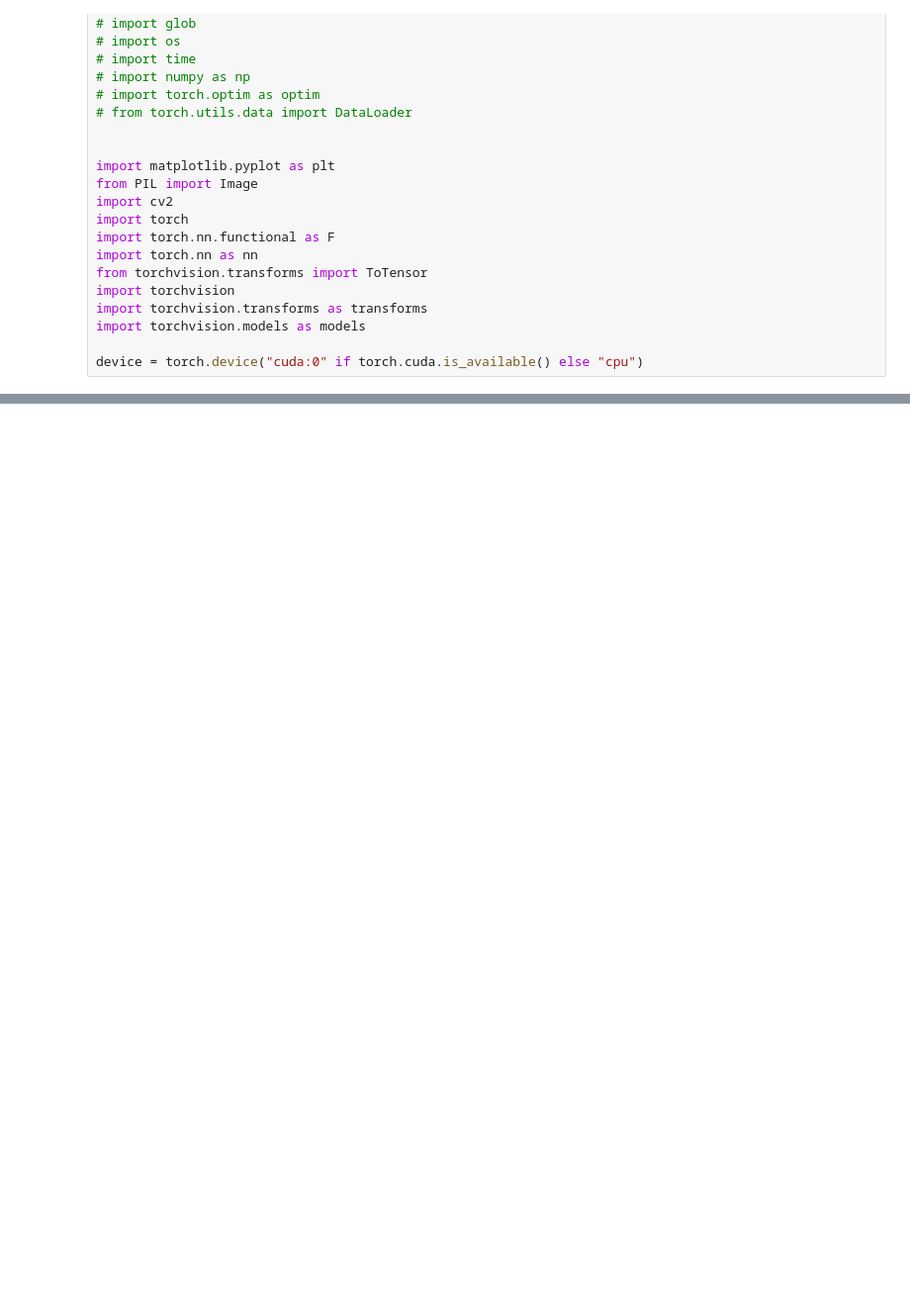
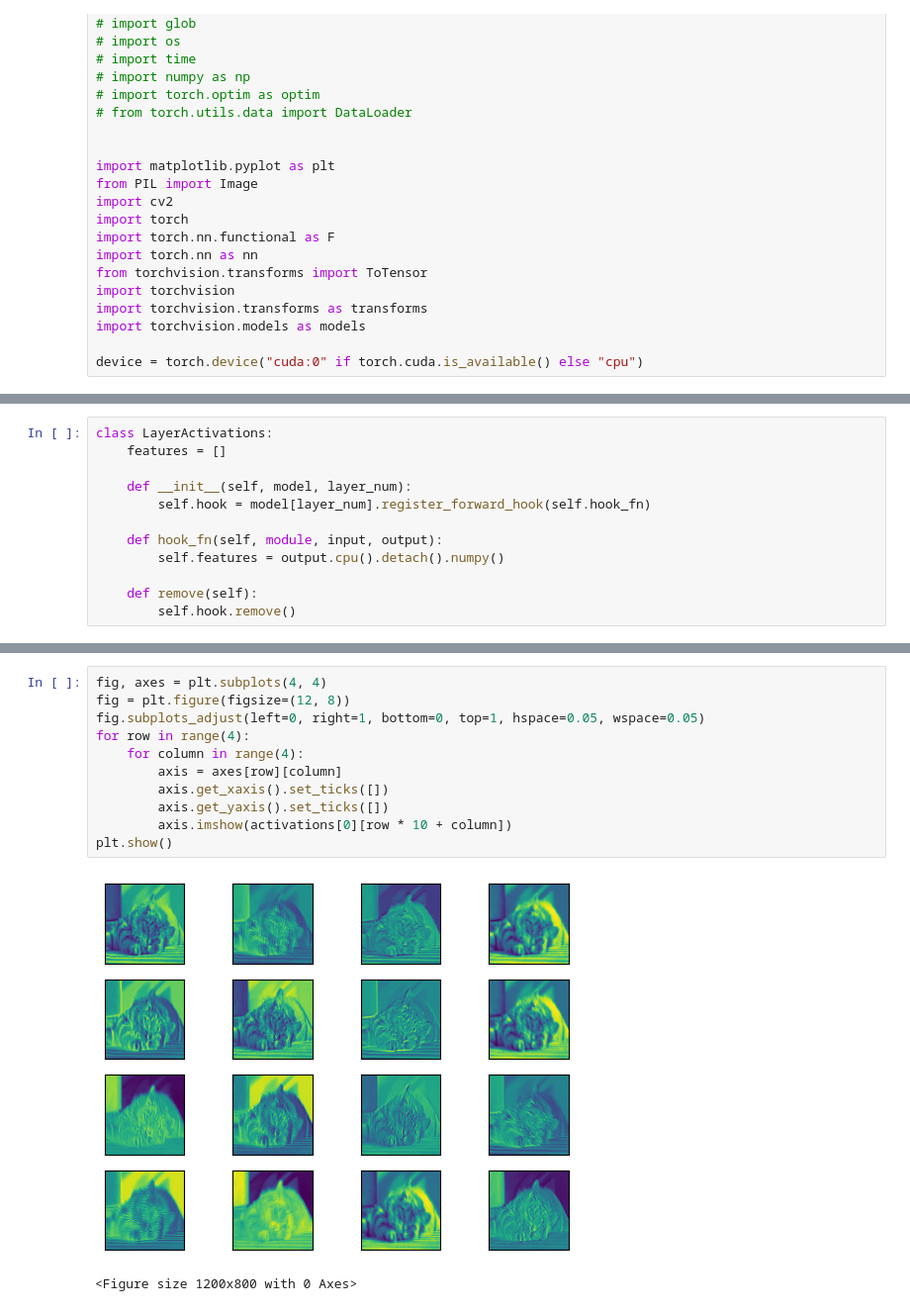
Before and after one commit to freshmea/chungnam_chatbot, a Jupyter notebook: pytorch/torch20.ipynb, the cells around one changed output, grey strips where cells are left out. Shown: that part at 99% size. Cells and saved outputs as stored; diff of their text form; blank space fills up the shorter version.

```diff
--- a/pytorch/torch20.ipynb
+++ b/pytorch/torch20.ipynb
@@ -119,3 +117,15 @@ XAI(
     (5): Linear(in_features=512, out_features=2, bias=True)
   )
 )
+# %%
+class LayerActivations:
+    features = []
+
+    def __init__(self, model, layer_num):
+        self.hook = model[layer_num].register_forward_hook(self.hook_fn)
+
+    def hook_fn(self, module, input, output):
+        self.features = output.cpu().detach().numpy()
+
+    def remove(self):
+        self.hook.remove()
@@ -121,0 +146,14 @@ XAI(
+# %%
+fig, axes = plt.subplots(4, 4)
+fig = plt.figure(figsize=(12, 8))
+fig.subplots_adjust(left=0, right=1, bottom=0, top=1, hspace=0.05, wspace=0.05)
+for row in range(4):
+    for column in range(4):
+        axis = axes[row][column]
+        axis.get_xaxis().set_ticks([])
+        axis.get_yaxis().set_ticks([])
+        axis.imshow(activations[0][row * 10 + column])
+plt.show()
+# %% [output]
+[figure, added]
+<Figure size 1200x800 with 0 Axes>
```
Also changed, not shown: parts of 4 cells of this notebook, 2 other files.
